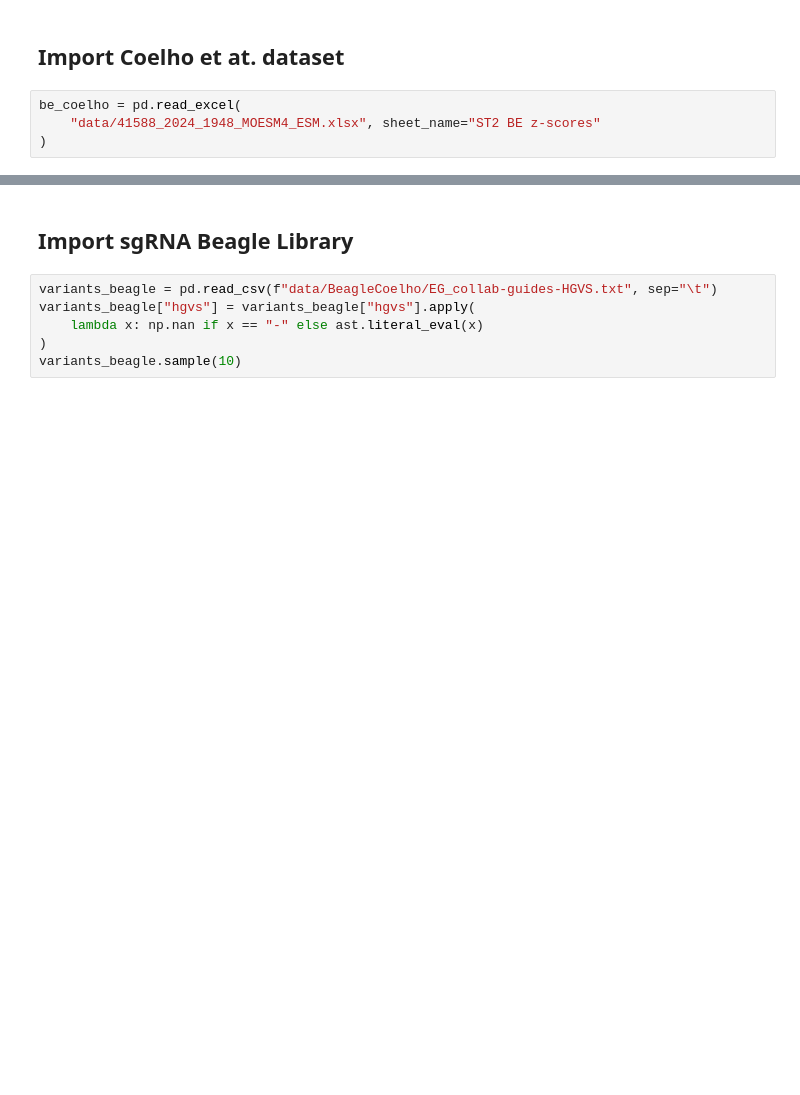
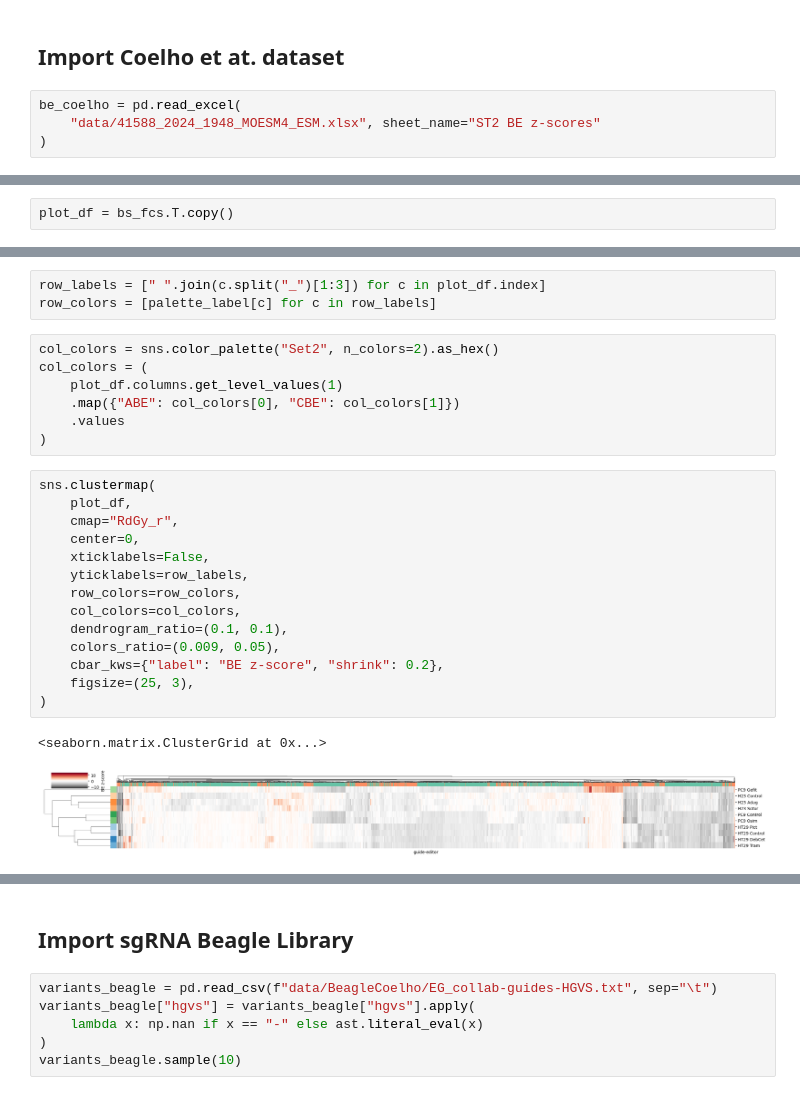
Before and after one commit to QuantitativeBiology/BECancerResistome, a Jupyter notebook: BECancerResistome/VEPexplorer.ipynb, the cells around one changed output, grey strips where cells are left out. Drawn from its saved outputs; the diff is of its cells as text; blank space fills up the shorter version.

```diff
--- a/BECancerResistome/VEPexplorer.ipynb
+++ b/BECancerResistome/VEPexplorer.ipynb
@@ -51,0 +191,2 @@ be_coelho.sample(15)
+# %%
+plot_df = bs_fcs.T.copy()
@@ -51,0 +207,27 @@ be_coelho.sample(15)
+# %%
+row_labels = [" ".join(c.split("_")[1:3]) for c in plot_df.index]
+row_colors = [palette_label[c] for c in row_labels]
+# %%
+col_colors = sns.color_palette("Set2", n_colors=2).as_hex()
+col_colors = (
+    plot_df.columns.get_level_values(1)
+    .map({"ABE": col_colors[0], "CBE": col_colors[1]})
+    .values
+)
+# %%
+sns.clustermap(
+    plot_df,
+    cmap="RdGy_r",
+    center=0,
+    xticklabels=False,
+    yticklabels=row_labels,
+    row_colors=row_colors,
+    col_colors=col_colors,
+    dendrogram_ratio=(0.1, 0.1),
+    colors_ratio=(0.009, 0.05),
+    cbar_kws={"label": "BE z-score", "shrink": 0.2},
+    figsize=(25, 3),
+)
+# %% [output]
+<seaborn.matrix.ClusterGrid at 0x...>
+[figure, added]
```
Also changed, not shown: parts of 43 cells of this notebook, 2 other files.
